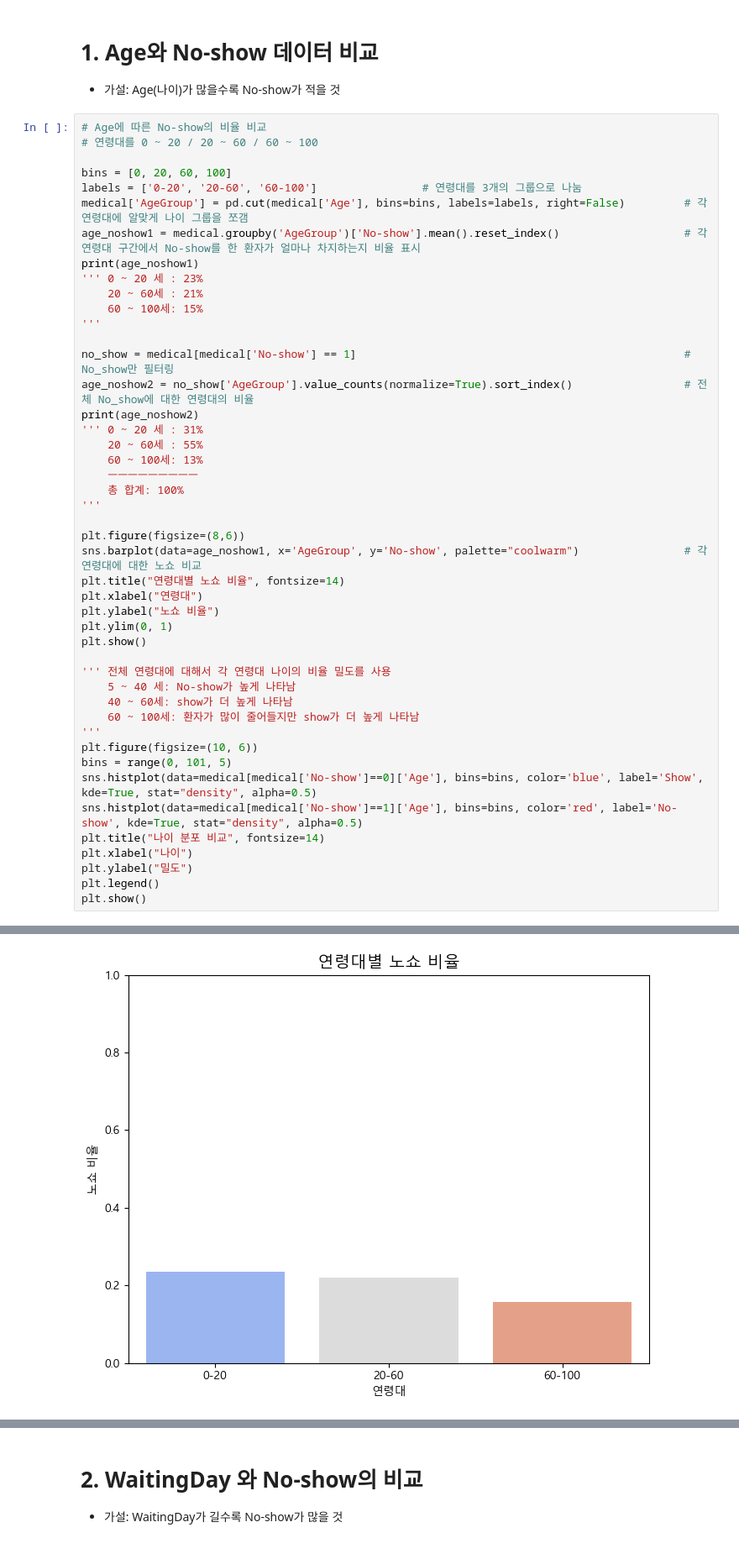
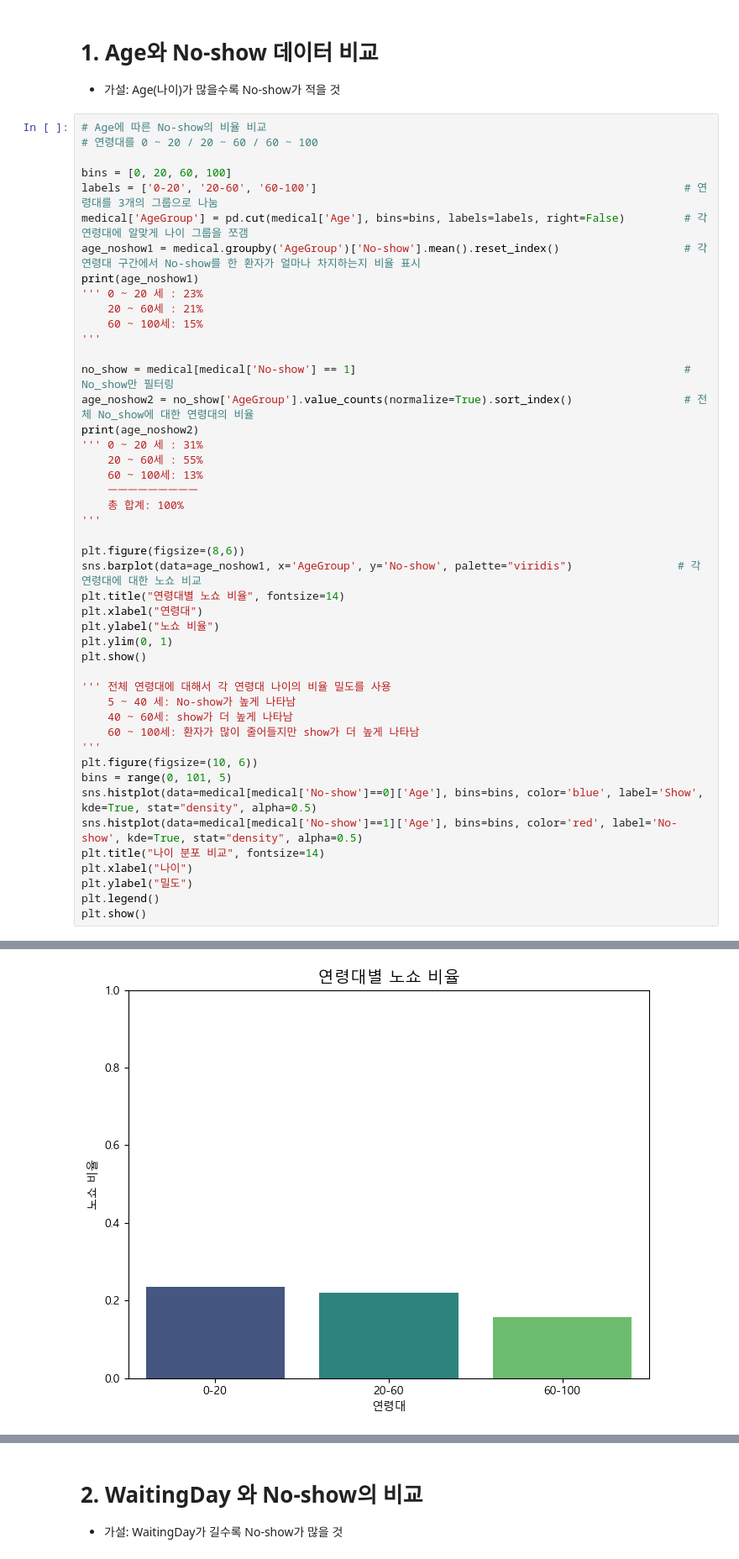
Before and after one commit to dbehdrbs0806/4th_2sem, a Jupyter notebook: BigDataAnalysis/medical.ipynb, the cells around one changed output, grey strips where cells are left out. Shown: that part at 84% size. Drawn from its saved outputs; the diff is of its cells as text.

```diff
--- a/BigDataAnalysis/medical.ipynb
+++ b/BigDataAnalysis/medical.ipynb
@@ -243,7 +239,7 @@ plt.show()
 # 연령대를 0 ~ 20 / 20 ~ 60 / 60 ~ 100
 
 bins = [0, 20, 60, 100]
-labels = ['0-20', '20-60', '60-100']                # 연령대를 3개의 그룹으로 나눔
+labels = ['0-20', '20-60', '60-100']                                                        # 연령대를 3개의 그룹으로 나눔
 medical['AgeGroup'] = pd.cut(medical['Age'], bins=bins, labels=labels, right=False)         # 각 연령대에 알맞게 나이 그룹을 쪼갬
 age_noshow1 = medical.groupby('AgeGroup')['No-show'].mean().reset_index()                   # 각 연령대 구간에서 No-show를 한 환자가 얼마나 차지하는지 비율 표시
 print(age_noshow1)
@@ -263,7 +259,7 @@ print(age_noshow2)
 '''
 
 plt.figure(figsize=(8,6))
-sns.barplot(data=age_noshow1, x='AgeGroup', y='No-show', palette="coolwarm")                # 각 연령대에 대한 노쇼 비교
+sns.barplot(data=age_noshow1, x='AgeGroup', y='No-show', palette="viridis")                # 각 연령대에 대한 노쇼 비교
 plt.title("연령대별 노쇼 비율", fontsize=14)
 plt.xlabel("연령대")
 plt.ylabel("노쇼 비율")
@@ -300 +296 @@ Passing `palette` without assigning `hue` is deprecated and will be removed in v
-[figure, old version]
+[figure, new version]
```
Also changed, not shown: parts of 17 cells of this notebook, 1 other file.
